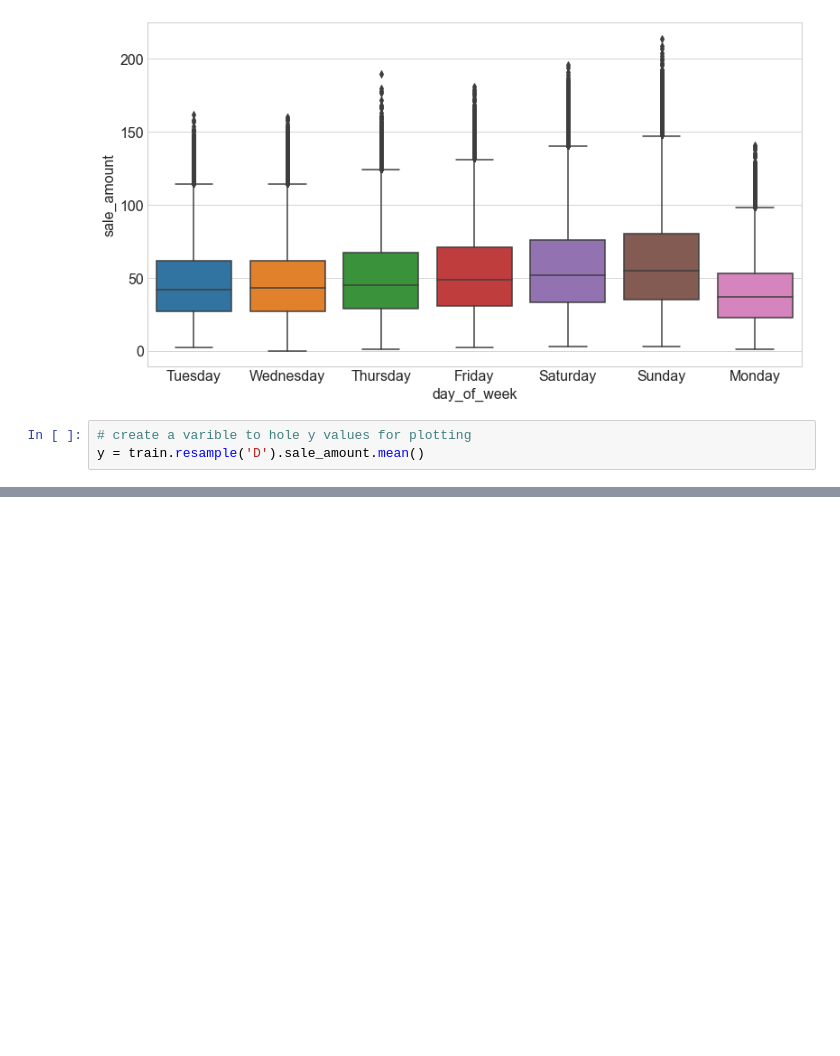
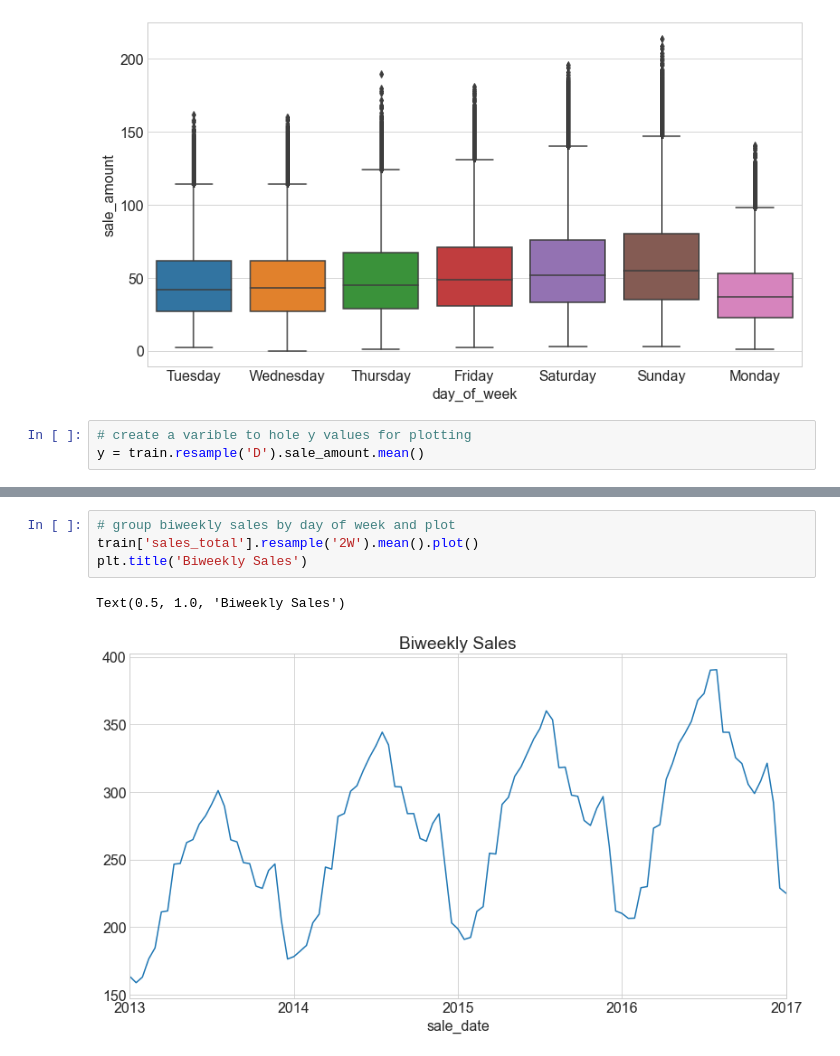
Before and after one commit to craigcalzado/time-series-exercises, a Jupyter notebook: explore.ipynb, the cells around one changed output, grey strips where cells are left out. Saved outputs shown, nothing was run; the diff lists cells and outputs as text; blank space fills up the shorter version.

```diff
--- a/explore.ipynb
+++ b/explore.ipynb
@@ -112,0 +119,7 @@ plt.savefig('seasonal_decompose.png')
+# %%
+# group biweekly sales by day of week and plot
+train['sales_total'].resample('2W').mean().plot()
+plt.title('Biweekly Sales')
+# %% [output]
+Text(0.5, 1.0, 'Biweekly Sales')
+[figure, added]
```
Also changed, not shown: parts of 8 cells of this notebook.
